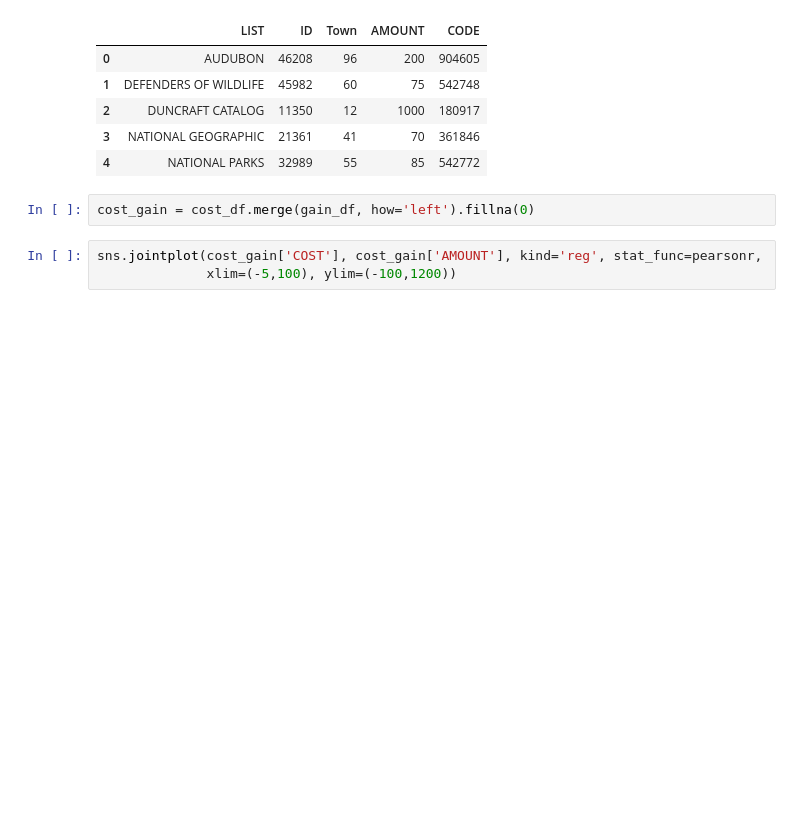
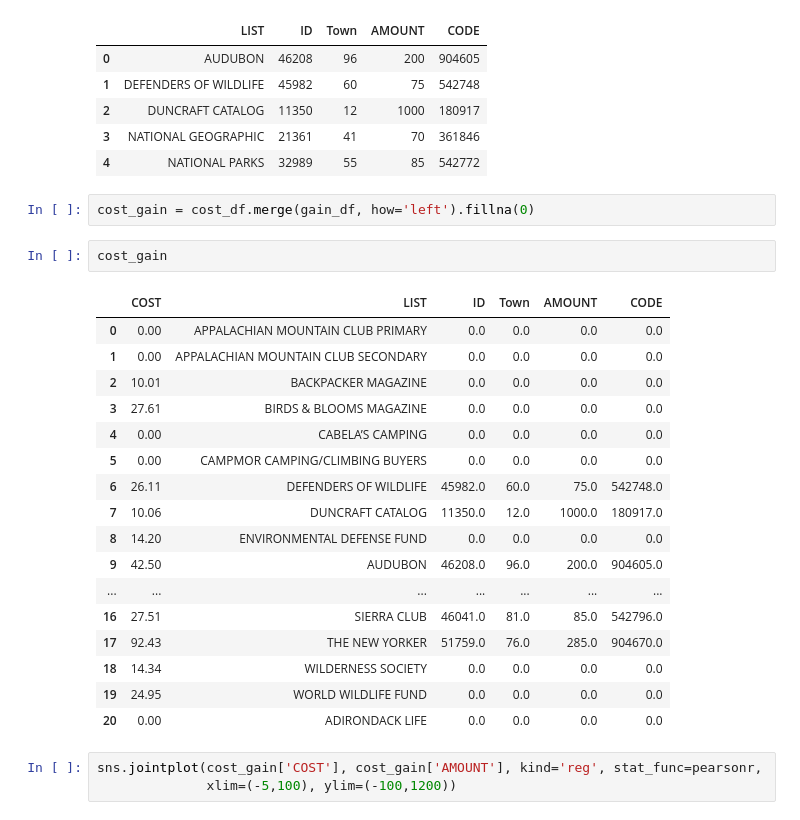
Before and after one commit to ContextLab/storytelling-with-data, a Jupyter notebook: data-stories/upper-valley-land-trust/uvlt-analyses-pax.ipynb, the cells around one changed output. Saved outputs shown, nothing was run; the diff lists cells and outputs as text; blank space fills up the shorter version.

```diff
--- a/data-stories/upper-valley-land-trust/uvlt-analyses-pax.ipynb
+++ b/data-stories/upper-valley-land-trust/uvlt-analyses-pax.ipynb
@@ -101,6 +101,26 @@ gain_df.head()
 | 4 | NATIONAL PARKS | 32989 | 55 | 85 | 542772 |
 # %%
 cost_gain = cost_df.merge(gain_df, how='left').fillna(0)
+# %%
+cost_gain
+# %% [output]
+|  | COST | LIST | ID | Town | AMOUNT | CODE |
+| 0 | 0.00 | APPALACHIAN MOUNTAIN CLUB PRIMARY | 0.0 | 0.0 | 0.0 | 0.0 |
+| 1 | 0.00 | APPALACHIAN MOUNTAIN CLUB SECONDARY | 0.0 | 0.0 | 0.0 | 0.0 |
+| 2 | 10.01 | BACKPACKER MAGAZINE | 0.0 | 0.0 | 0.0 | 0.0 |
+| 3 | 27.61 | BIRDS & BLOOMS MAGAZINE | 0.0 | 0.0 | 0.0 | 0.0 |
+| 4 | 0.00 | CABELA’S CAMPING | 0.0 | 0.0 | 0.0 | 0.0 |
+| 5 | 0.00 | CAMPMOR CAMPING/CLIMBING BUYERS | 0.0 | 0.0 | 0.0 | 0.0 |
+| 6 | 26.11 | DEFENDERS OF WILDLIFE | 45982.0 | 60.0 | 75.0 | 542748.0 |
+| 7 | 10.06 | DUNCRAFT CATALOG | 11350.0 | 12.0 | 1000.0 | 180917.0 |
+| 8 | 14.20 | ENVIRONMENTAL DEFENSE FUND | 0.0 | 0.0 | 0.0 | 0.0 |
+| 9 | 42.50 | AUDUBON | 46208.0 | 96.0 | 200.0 | 904605.0 |
+| ... | ... | ... | ... | ... | ... | ... |
+| 16 | 27.51 | SIERRA CLUB | 46041.0 | 81.0 | 85.0 | 542796.0 |
+| 17 | 92.43 | THE NEW YORKER | 51759.0 | 76.0 | 285.0 | 904670.0 |
+| 18 | 14.34 | WILDERNESS SOCIETY | 0.0 | 0.0 | 0.0 | 0.0 |
+| 19 | 24.95 | WORLD WILDLIFE FUND | 0.0 | 0.0 | 0.0 | 0.0 |
+| 20 | 0.00 | ADIRONDACK LIFE | 0.0 | 0.0 | 0.0 | 0.0 |
 # %%
 sns.jointplot(cost_gain['COST'], cost_gain['AMOUNT'], kind='reg', stat_func=pearsonr,
               xlim=(-5,100), ylim=(-100,1200))
```
Also changed, not shown: 1 other file.
